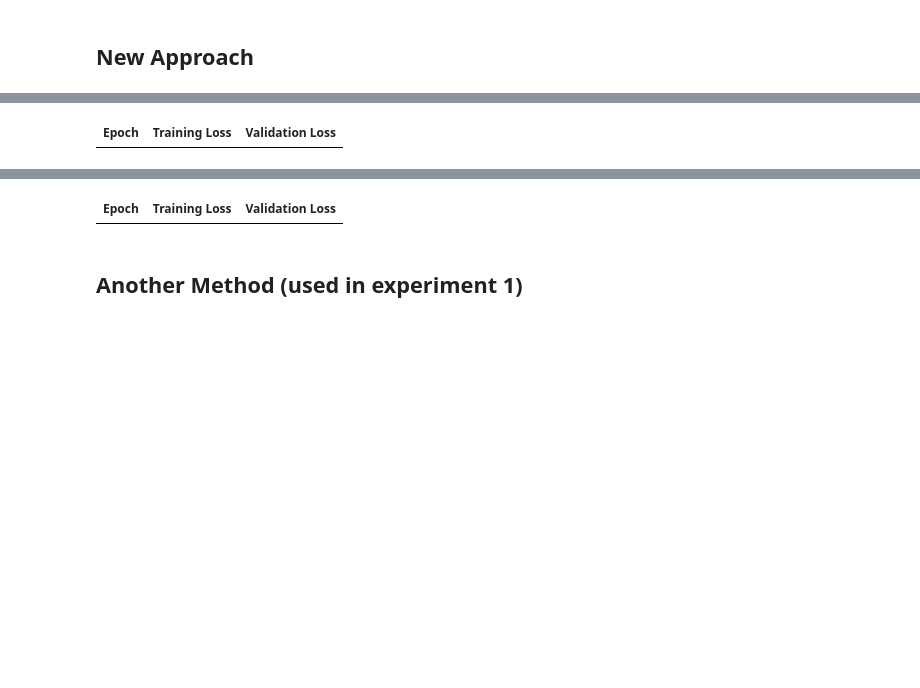
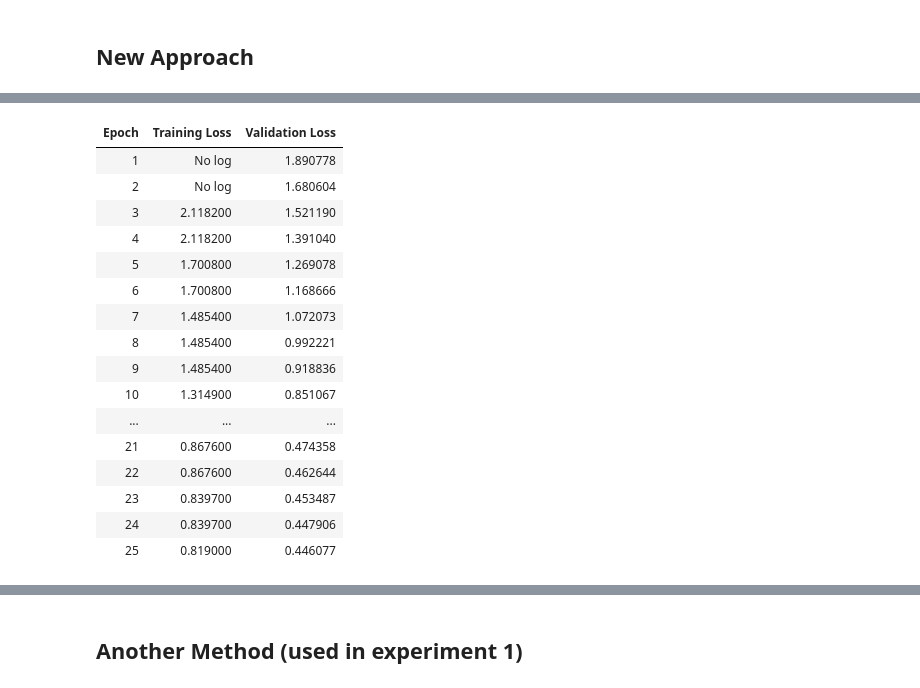
Before and after one commit to dasarpai/HBQA, a Jupyter notebook: 09.1-HBQA_T5_E2.ipynb, the cells around one changed output, grey strips where cells are left out. Cells and saved outputs as stored; diff of their text form; code cells hidden in the pictures; blank space fills up the shorter version.

```diff
--- a/09.1-HBQA_T5_E2.ipynb
+++ b/09.1-HBQA_T5_E2.ipynb
@@ -95,7 +106,7 @@ cpu
 # %%
 import pandas as pd
 # %%
-df = pd.read_csv(datapath+"06-HBQA_Manual_with_Chunk.csv")
+df = pd.read_csv("06-HBQA_Manual_with_Chunk.csv")
 # %%
 print(df.shape)
 df.head(4)
@@ -198,8 +209,8 @@ training_args = TrainingArguments(
     per_device_train_batch_size=4,
     per_device_eval_batch_size=4,
     num_train_epochs=25,
-    save_steps=10000, # Set the frequency to save the model
-    eval_steps=10000,  # Set the frequency to evaluate the model
+    save_steps=1000, # Set the frequency to save the model
+    eval_steps=1000,  # Set the frequency to evaluate the model
     save_total_limit=1, # Limit the number of saved checkpoints to 1 (best model)
     logging_dir='./logs', # learning_rate=2e-5,
     evaluation_strategy="epoch",  # Change this to "steps"/ "epoch" if you want to evaluate at the end of each epoch
@@ -222 +233,17 @@ trainer.train()
 | Epoch | Training Loss | Validation Loss |
+| 1 | No log | 1.890778 |
+| 2 | No log | 1.680604 |
+| 3 | 2.118200 | 1.521190 |
+| 4 | 2.118200 | 1.391040 |
+| 5 | 1.700800 | 1.269078 |
+| 6 | 1.700800 | 1.168666 |
+| 7 | 1.485400 | 1.072073 |
+| 8 | 1.485400 | 0.992221 |
+| 9 | 1.485400 | 0.918836 |
+| 10 | 1.314900 | 0.851067 |
+| ... | ... | ... |
+| 21 | 0.867600 | 0.474358 |
+| 22 | 0.867600 | 0.462644 |
+| 23 | 0.839700 | 0.453487 |
+| 24 | 0.839700 | 0.447906 |
+| 25 | 0.819000 | 0.446077 |
@@ -224,4 +251,3 @@ trainer.train()
-| Epoch | Training Loss | Validation Loss |
 # %% [markdown]
 ## Another Method (used in experiment 1)
 # %%
```
Also changed, not shown: parts of 25 cells of this notebook.
